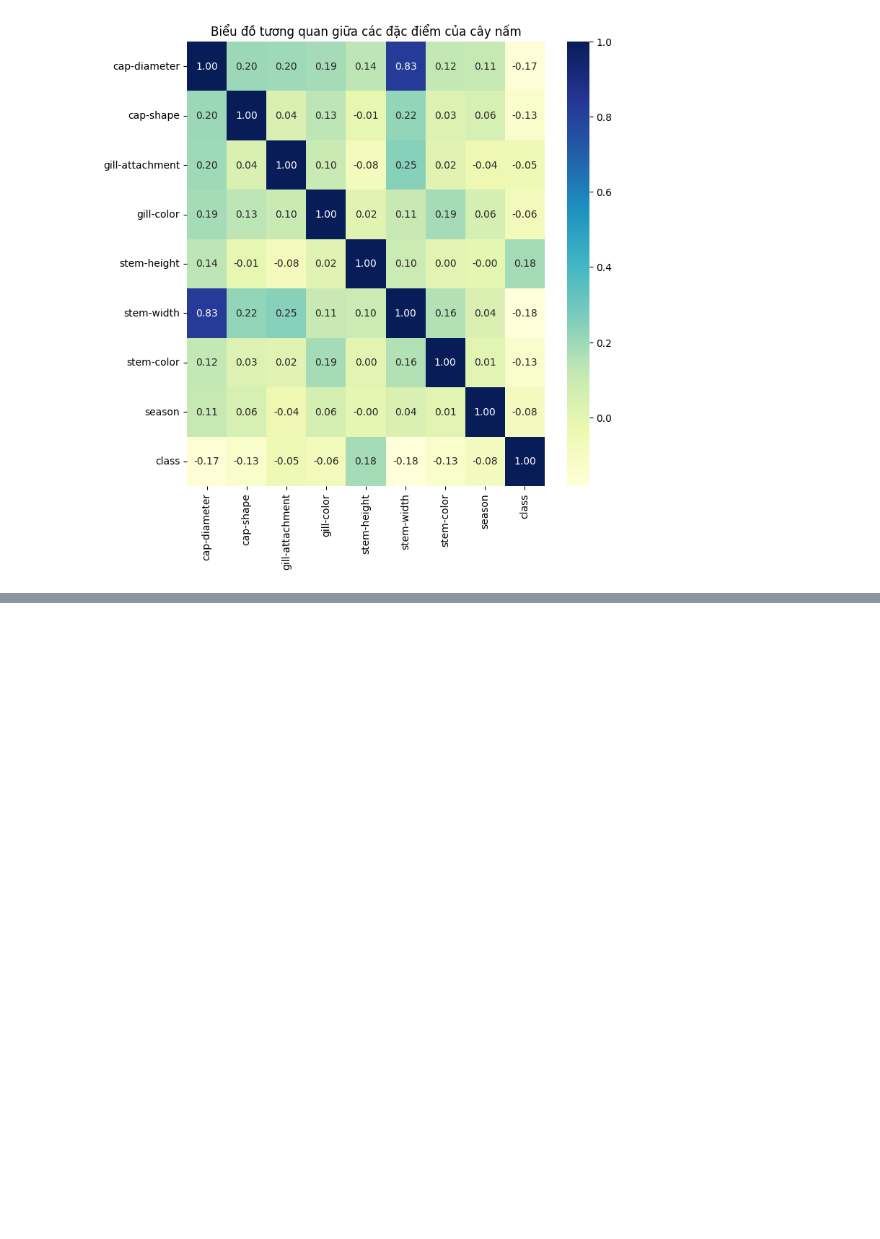
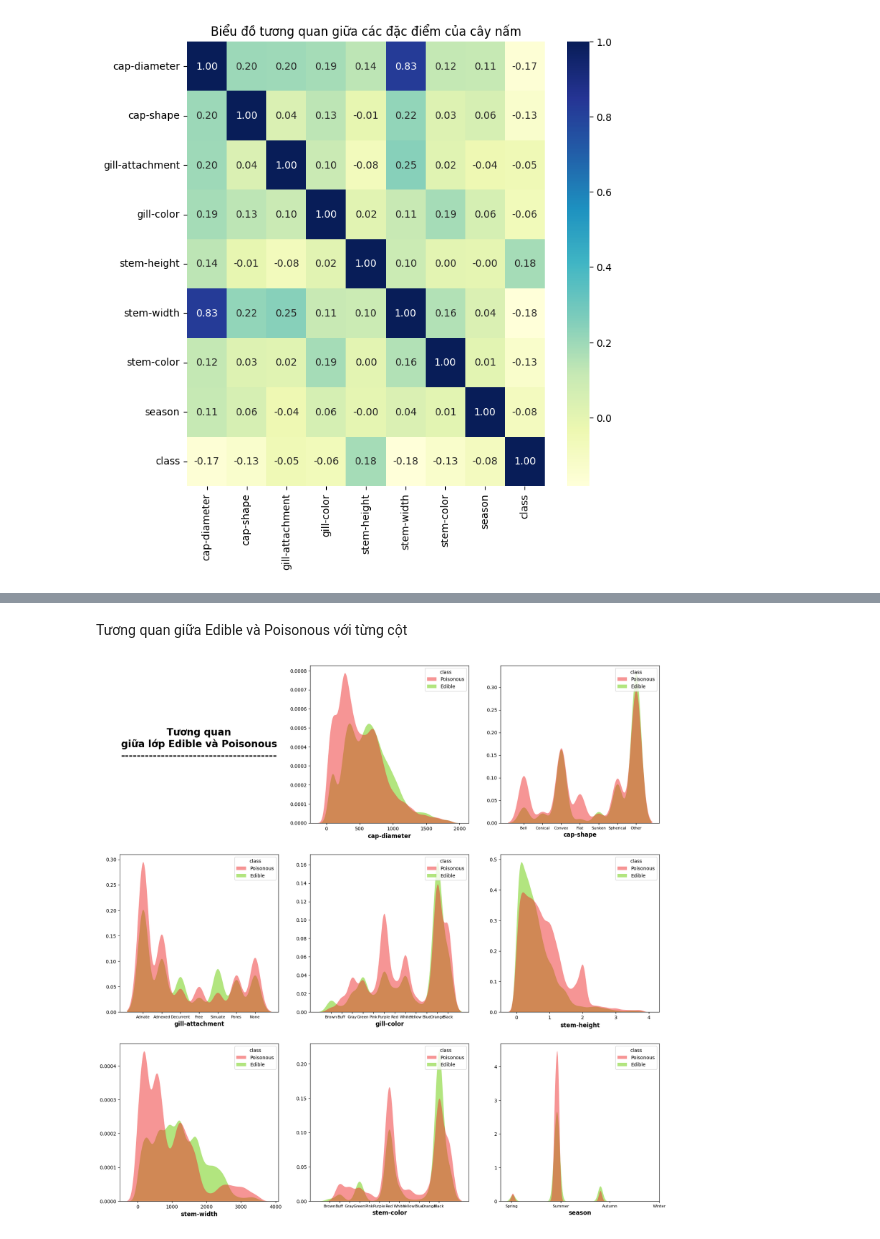
Before and after one commit to hiendamvan/mushroom_edible_classification, a Jupyter notebook: Analyze_data.ipynb, the cells around one changed output, grey strips where cells are left out. Drawn from its saved outputs; the diff is of its cells as text; code cells hidden in the pictures; blank space fills up the shorter version.

```diff
--- a/Analyze_data.ipynb
+++ b/Analyze_data.ipynb
@@ -65,0 +87,39 @@ plt.show()
+# %% [markdown]
+Tương quan giữa Edible và Poisonous với từng cột
+# %%
+# Tảo bảng mới với chỉ số và tên tương ứng
+column_mappings = {
+    'cap-shape': {0:'Bell', 1:'Conical', 2:'Convex', 3:'Flat', 4:'Sunken', 5:'Spherical', 6:'Other'},
+    'gill-attachment': {0:'Adnate', 1:'Adnexed', 2:'Decurrent', 3:'Free', 4:'Sinuate', 5:'Pores', 6:'None'},
+    'gill-color': {0:'Brown', 1:'Buff', 2:'Gray', 3:'Green', 4:'Pink', 5:'Purple', 6:'Red', 7:'White', 8:'Yellow', 9:'Blue', 10:'Orange', 11:'Black'},
+    'stem-color': {0:'Brown', 1:'Buff', 2:'Gray', 3:'Green', 4:'Pink', 5:'Purple', 6:'Red', 7:'White', 8:'Yellow', 9:'Blue', 10:'Orange', 11:'Black'},
+    'season': {0:'Spring', 1:'Summer', 2:'Autumn', 3:'Winter'}
+}
+
+# Tạo lưới
+fig, axes = plt.subplots(3, 3, figsize=(20, 20))
+axes[0, 0].axis('off') # Không vẽ trục lên ô (0, 0)
+
+# Đặt lại tên
+df['class'] = df['class'].replace({0:'Edible',1:'Poisonous'})
+
+# Chỉ định palette màu
+palette = sns.color_palette(['#EE2C2C', '#66CD00'])
+
+# Vẽ vào các ô trong mạng lưới
+for col, ax in zip(df.columns[:-1], axes.flat[1:]):
+    sns.kdeplot(data=df, x=col, ax=ax, hue=df['class'], palette=palette, alpha=.5, linewidth=0, fill=True)
+    ax.set_xlabel(col, fontsize=12, fontweight='bold')
+    ax.set_ylabel('')
+    if col in column_mappings.keys():
+        ax.set_xticks(list(column_mappings[col].keys()))
+        ax.set_xticklabels(column_mappings[col].values(), fontsize=8)
+
+# Hiển thị văn bản trong ô (0, 0)
+axes[0, 0].text(0.5, 0.5, 'Tương quan\ngiữa lớp Edible và Poisonous\n---------------------------------------', ha='center', va='center', fontsize=20, fontweight='bold')
+
+df['class'] = df['class'].replace({'Edible':0,'Poisonous':1})
+
+plt.show()
+# %% [output]
+[figure, added]
```
Also changed, not shown: parts of 3 cells of this notebook.
